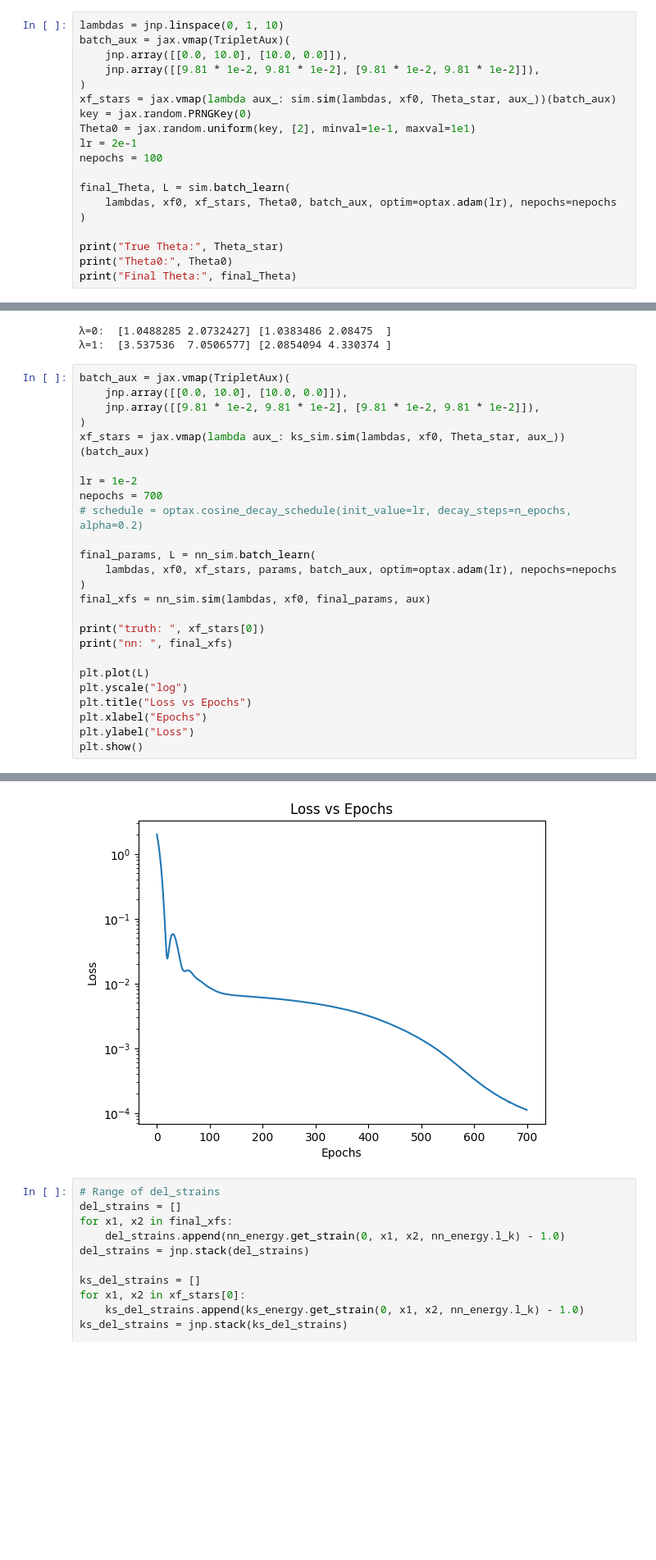
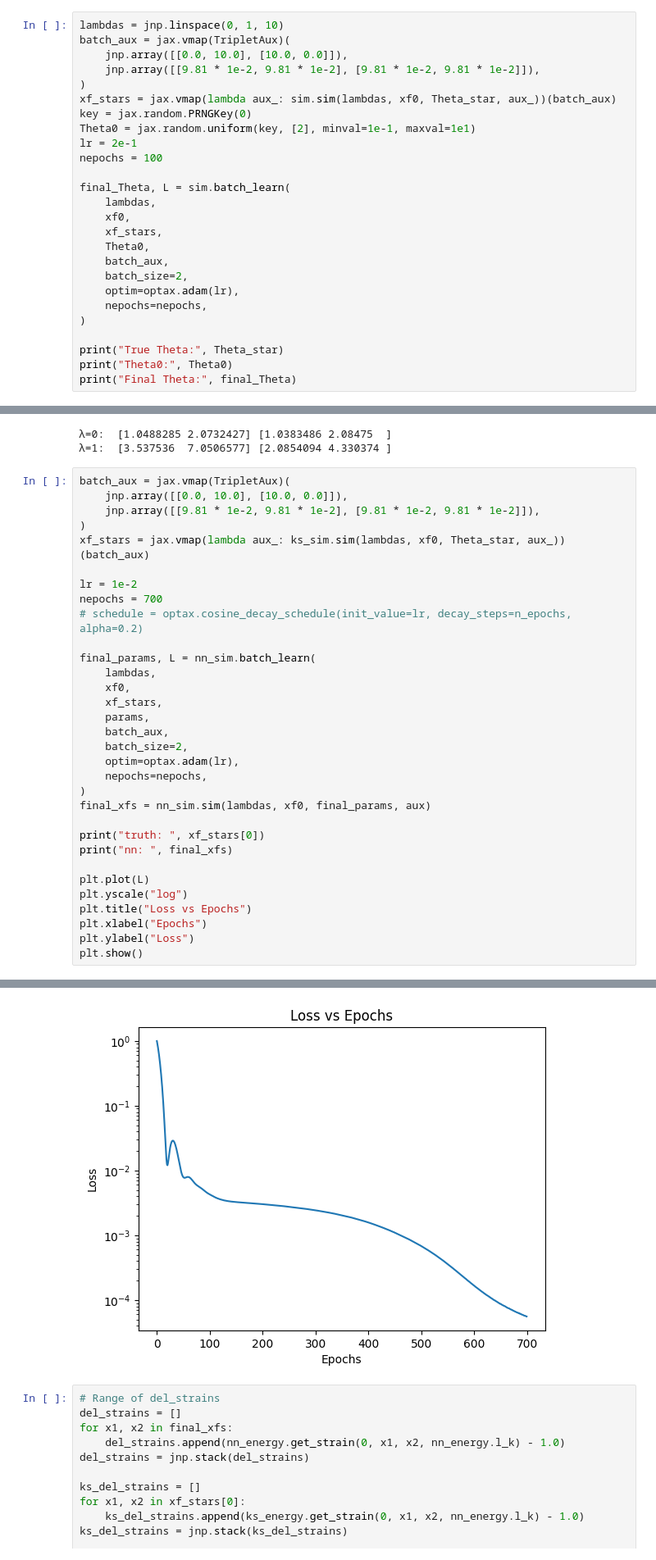
Before and after one commit to ryanchaiyakul/hodel, a Jupyter notebook: triplet.ipynb, the cells around one changed output, grey strips where cells are left out. Shown at 82% size. Drawn from its saved outputs; the diff is of its cells as text; blank space fills up the shorter version.

```diff
--- a/triplet.ipynb
+++ b/triplet.ipynb
@@ -97,7 +97,14 @@ lr = 2e-1
 nepochs = 100
 
 final_Theta, L = sim.batch_learn(
-    lambdas, xf0, xf_stars, Theta0, batch_aux, optim=optax.adam(lr), nepochs=nepochs
+    lambdas,
+    xf0,
+    xf_stars,
+    Theta0,
+    batch_aux,
+    batch_size=2,
+    optim=optax.adam(lr),
+    nepochs=nepochs,
 )
 
 print("True Theta:", Theta_star)
@@ -210,7 +217,14 @@ nepochs = 700
 # schedule = optax.cosine_decay_schedule(init_value=lr, decay_steps=n_epochs, alpha=0.2)
 
 final_params, L = nn_sim.batch_learn(
-    lambdas, xf0, xf_stars, params, batch_aux, optim=optax.adam(lr), nepochs=nepochs
+    lambdas,
+    xf0,
+    xf_stars,
+    params,
+    batch_aux,
+    batch_size=2,
+    optim=optax.adam(lr),
+    nepochs=nepochs,
 )
 final_xfs = nn_sim.sim(lambdas, xf0, final_params, aux)
 
@@ -247,4 +261,4 @@ nn:  [[1.036865  2.0784466]
-[figure, old version]
+[figure, new version]
 # %%
 # Range of del_strains
 del_strains = []
```
Also changed, not shown: parts of 2 cells of this notebook, 4 other files.
